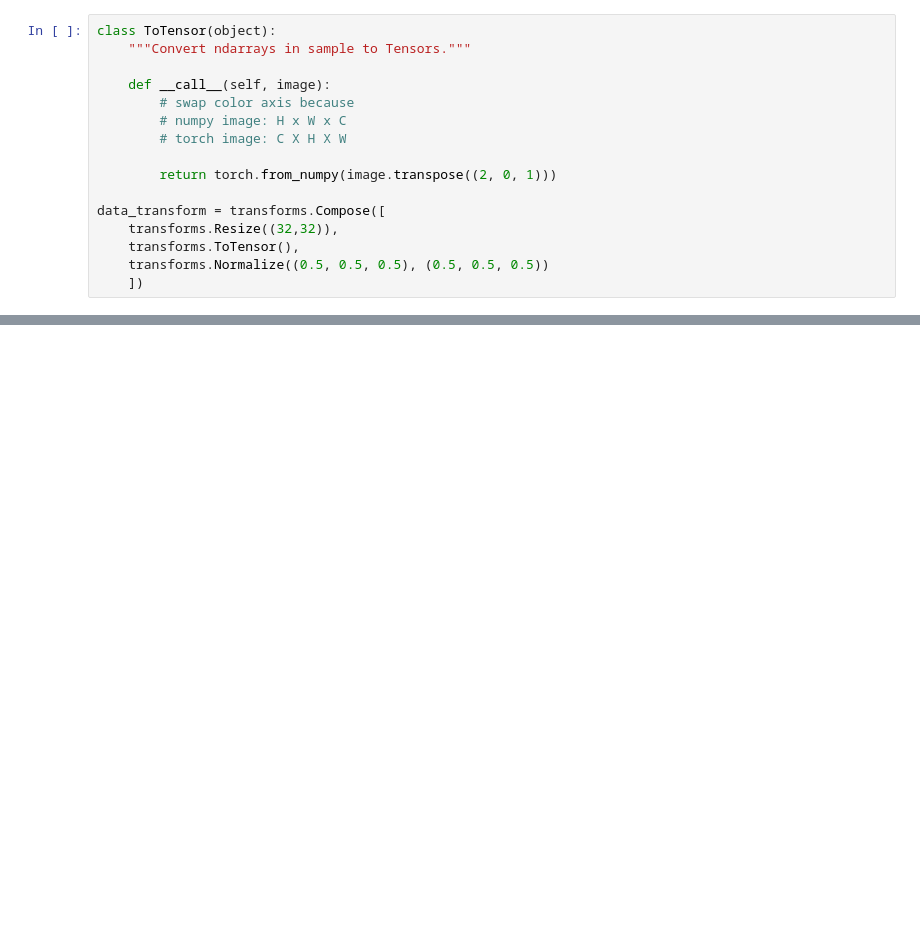
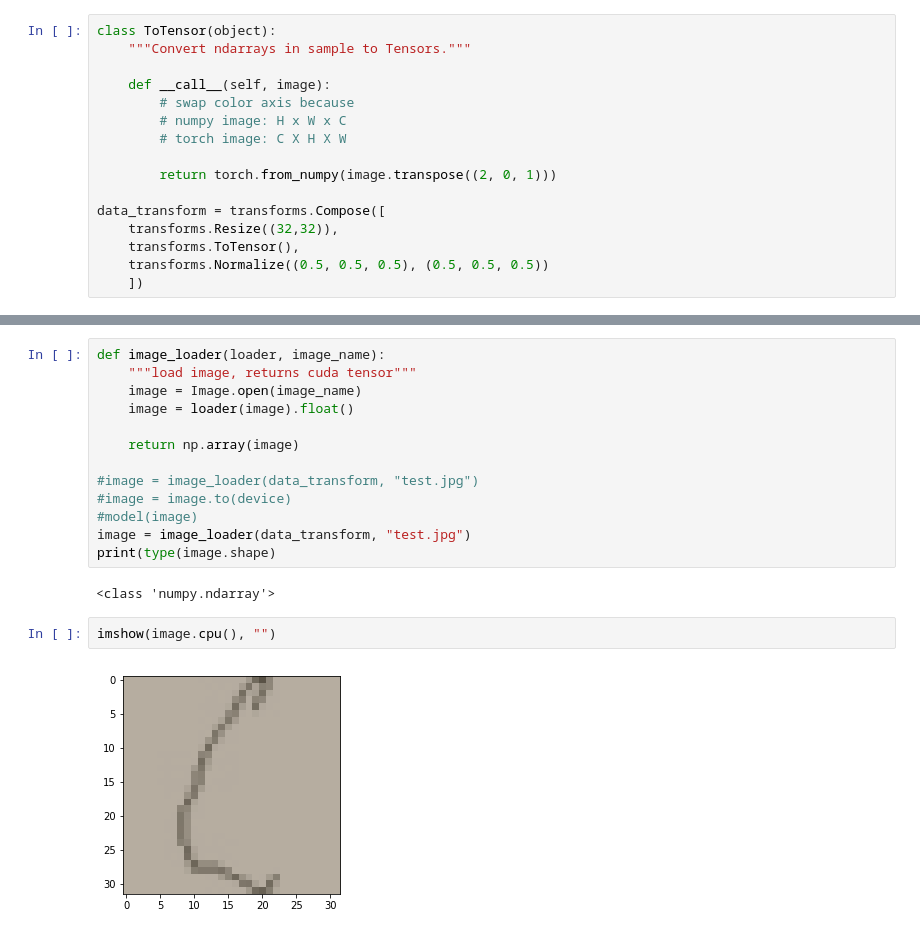
Before and after one commit to hamzamogni/PFE, a Jupyter notebook: model.ipynb, the cells around one changed output, grey strips where cells are left out. Drawn from its saved outputs; the diff is of its cells as text; blank space fills up the shorter version.

Commit message:
updated to the new model

```diff
--- a/model.ipynb
+++ b/model.ipynb
@@ -151,0 +232,19 @@ Predicted:    tan   tan   tan   tan
+# %%
+def image_loader(loader, image_name):
+    """load image, returns cuda tensor"""
+    image = Image.open(image_name)
+    image = loader(image).float()
+
+    return np.array(image)
+
+#image = image_loader(data_transform, "test.jpg")
+#image = image.to(device)
+#model(image)
+image = image_loader(data_transform, "test.jpg")
+print(type(image.shape)
+# %% [output]
+<class 'numpy.ndarray'>
+# %%
+imshow(image.cpu(), "")
+# %% [output]
+[figure, added]
```
Also changed, not shown: parts of 11 cells of this notebook.
